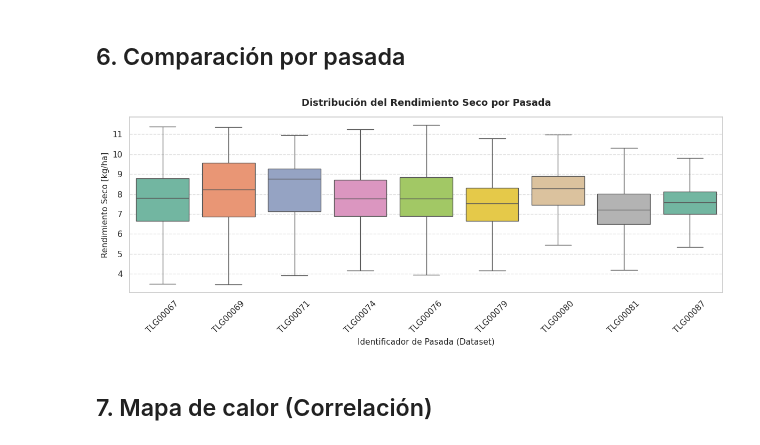
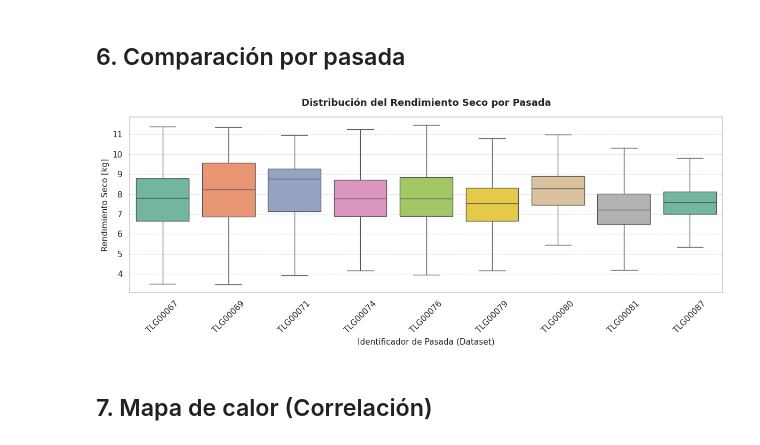
Before and after one commit to FFerrerPuccio1/Ciencia-Datos-G4, a Jupyter notebook: notebooks/01_eda_mapa_rendimiento.ipynb, the cells around one changed output. Drawn from its saved outputs; the diff is of its cells as text; code cells hidden in the pictures.

```diff
--- a/notebooks/01_eda_mapa_rendimiento.ipynb
+++ b/notebooks/01_eda_mapa_rendimiento.ipynb
@@ -308,29 +315,29 @@ plt.show()
 # %%
 fig, ax = plt.subplots(figsize=(12, 5))
 
 sns.boxplot(
     data=clean,
     x="Dataset",
     y="Yld_Mass_D",
     ax=ax,
     showfliers=False,
     hue="Dataset",
     palette="Set2",
     legend=False
 )
 
 ax.tick_params(axis="x", rotation=45)
 
 ax.set_title("Distribución del Rendimiento Seco por Pasada", fontsize=13, fontweight='bold', pad=15)
 ax.set_xlabel("Identificador de Pasada (Dataset)", fontsize=11)
-ax.set_ylabel("Rendimiento Seco [kg/ha]", fontsize=11)
+ax.set_ylabel("Rendimiento Seco [kg]", fontsize=11)
 
 ax.grid(axis='y', linestyle='--', alpha=0.6)
 
 fig.tight_layout()
 plt.show()
 # %% [output]
-[figure, old version]
+[figure, new version]
 # %% [markdown]
 ## 7. Mapa de calor (Correlación)
 # %%
```
Also changed, not shown: parts of 5 cells of this notebook.
